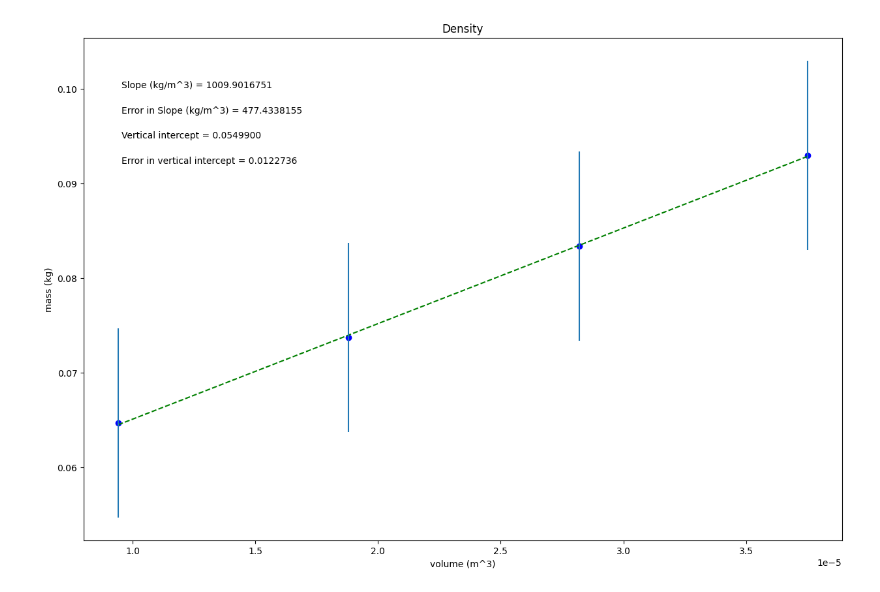
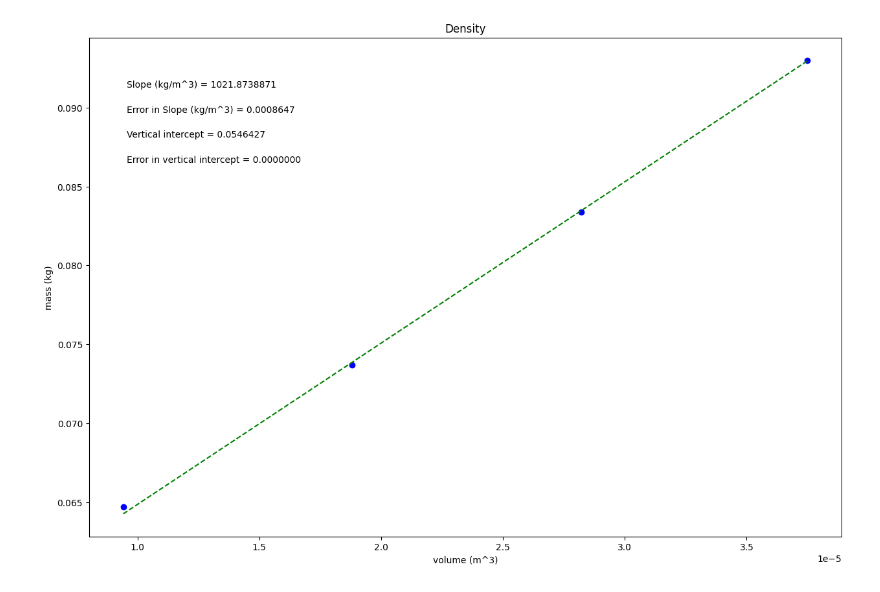
Before and after one commit to 22hbidwell/PHSX221-LAB, a Jupyter notebook: Boyant_force.ipynb, the cells around one changed output. Cells and saved outputs as stored; diff of their text form; code cells hidden in the pictures.

```diff
--- a/Boyant_force.ipynb
+++ b/Boyant_force.ipynb
@@ -23,7 +23,7 @@ volume = np.array([0.00000941, 0.0000188, 0.0000282, 0.0000375])
 
 mass = np.array([0.0647, 0.0737, 0.0834, 0.0930])
 
-err_mass = np.array([0.01, 0.01, 0.01, 0.01])
+err_mass = np.array([0.00000000898, 0.00000001571, 0.00000002287, 0.00000003009])
 
 
 
@@ -92,31 +92,31 @@ elif annotation_placement==3 or annotation_placement==4:
 #Don't need to change anything in this section!
 
 #Plot data on graph. Plot error bars and place values for slope,
 #error in slope, and vertical intercept (plus error) on the plot using "annotate"
 
 plt.figure(figsize=(15,10))
 
 plt.plot(x, fit, color='green', linestyle='--')
 plt.scatter(x, y, color='blue', marker='o')
 
 plt.xlabel(x_label)
 plt.ylabel(y_label)
 plt.title(plot_title)
 
 plt.errorbar(x, y, yerr=dy, xerr=None, fmt="none") #don't need to plot x error bars
 
 plt.annotate('Slope ({}) = {value:.{digits}f}'.format(slope_units,value=m, digits=7),
              (xpos, ypos[0]), xycoords='axes fraction')
 
 plt.annotate('Error in Slope ({}) = {value:.{digits}f}'.format(slope_units,value=dm, digits=7),
              (xpos, ypos[1]), xycoords='axes fraction')
 
 plt.annotate('Vertical intercept = {value:.{digits}f}'.format(value=b, digits=7),
              (xpos, ypos[2]), xycoords='axes fraction')
 
 plt.annotate('Error in vertical intercept = {value:.{digits}f}'.format(value=db, digits=7),
              (xpos, ypos[3]), xycoords='axes fraction')
 
 plt.show()
 # %% [output]
-[figure, old version]
+[figure, new version]
```
